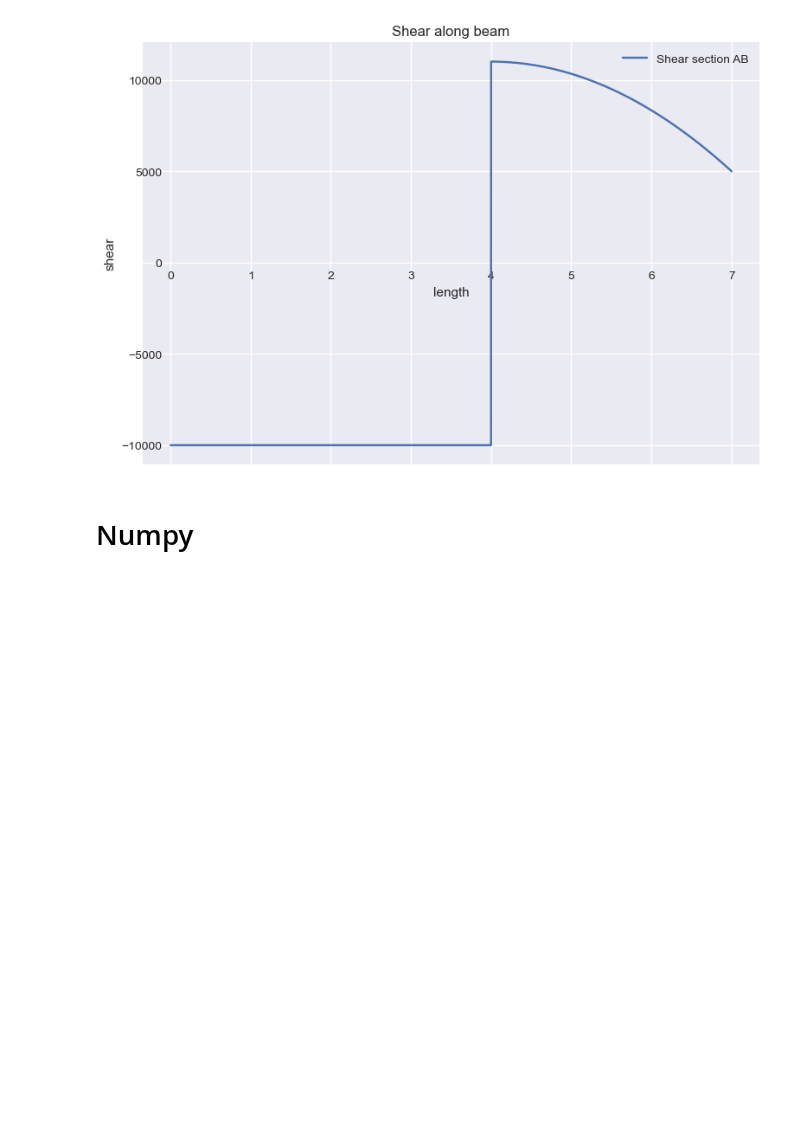
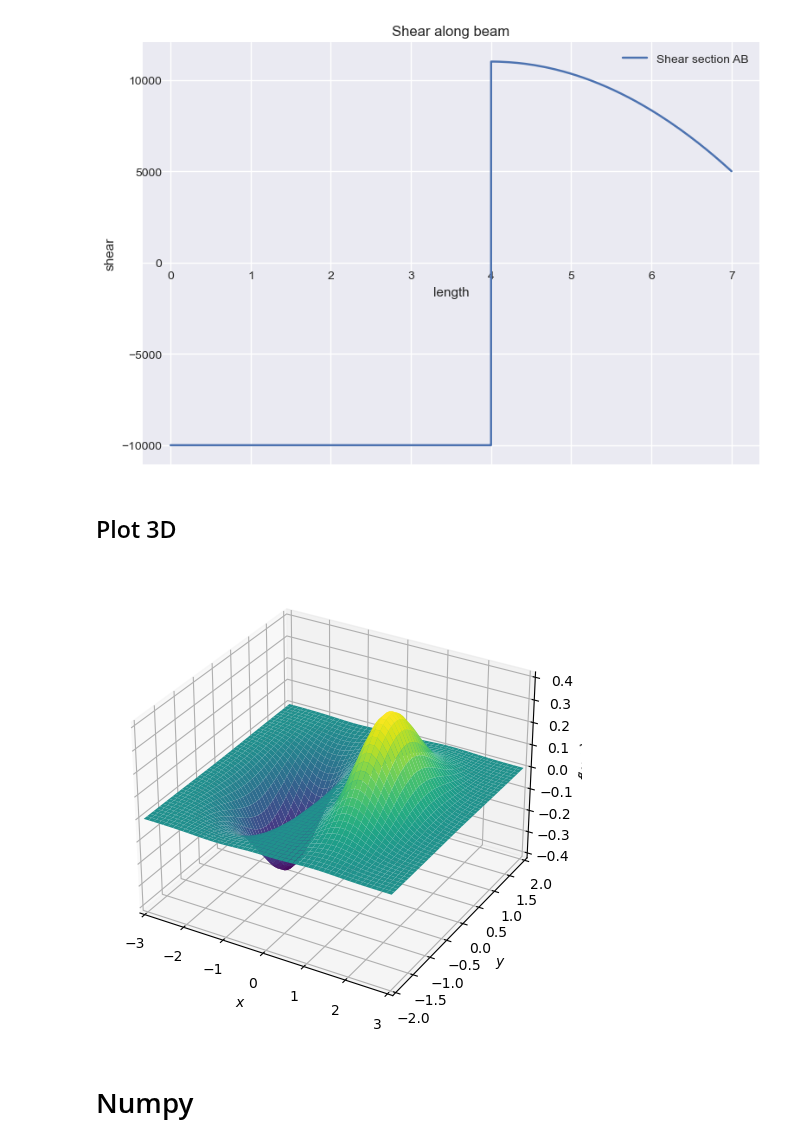
Before and after one commit to JonnyRed/sympy, a Jupyter notebook: sympy-cheatsheet.ipynb, the cells around one changed output. Cells and saved outputs as stored; diff of their text form; code cells hidden in the pictures; blank space fills up the shorter version.

Commit message:
Plot 3D

```diff
--- a/sympy-cheatsheet.ipynb
+++ b/sympy-cheatsheet.ipynb
@@ -1152,6 +1154,17 @@ a.ylabel = 'shear'
 a.show()
 # %% [output]
 [figure]
+# %% [markdown]
+## Plot 3D
+# %%
+x = sp.symbols("x", real=True)
+y = sp.symbols("y", real=True)
+
+f = x**3 *sp.exp(-x**2 - y**2)
+a = splt.plot3d(f, (x, -3, +3), (y, -2, +2), show=False)
+a.show()
+# %% [output]
+[figure, added]
 # %% [markdown]
 # Numpy
 # %% [markdown]
```
Also changed, not shown: parts of 1 cell of this notebook.
